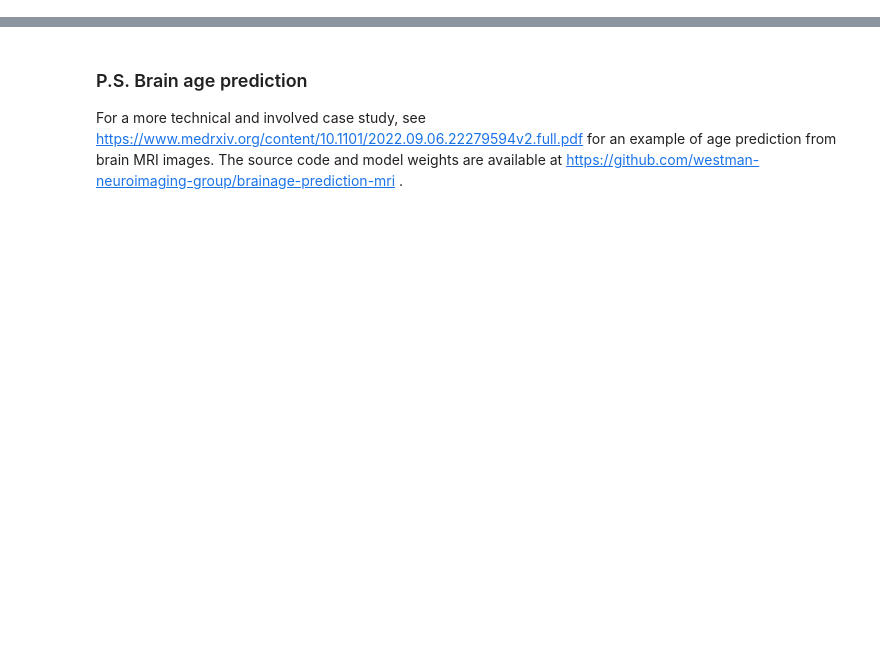
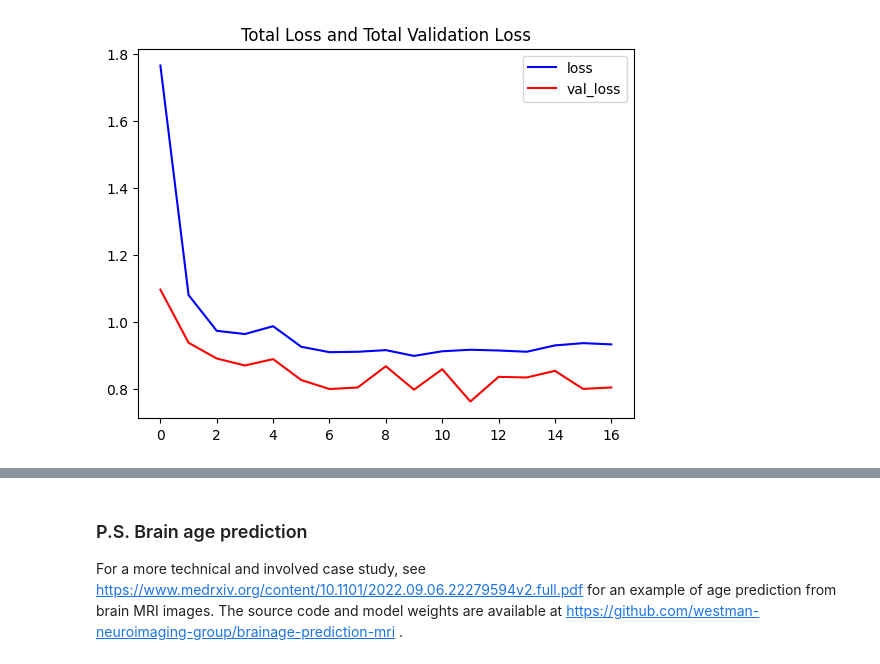
Before and after one commit to hastingslab-org/hastingslab-org.github.io, a Jupyter notebook: training/image-faceage/Image-AgePrediction.ipynb, the cells around one changed output, grey strips where cells are left out. Drawn from its saved outputs; the diff is of its cells as text; code cells hidden in the pictures; blank space fills up the shorter version.

```diff
--- a/training/image-faceage/Image-AgePrediction.ipynb
+++ b/training/image-faceage/Image-AgePrediction.ipynb
@@ -12,0 +179,7 @@ pip install -r requirements.txt
+# %%
+seed_constant = 42
+
+# Split the Data into Train ( 90% ) and Test Set ( 10% ).
+features_train, features_test, labels_train, labels_test = train_test_split(features, encoded_labels,
+                                                                            test_size = 0.1, shuffle = True,
+                                                                            random_state = seed_constant)
@@ -12,0 +246,19 @@ pip install -r requirements.txt
+# %%
+# Create an Instance of Early Stopping Callback
+early_stopping_callback = EarlyStopping(monitor = 'val_loss', patience = 5, mode = 'min', restore_best_weights = True)
+
+# checkpoint
+#filepath="weights.best.hdf5"
+filepath="weights.best.keras"
+checkpoint = ModelCheckpoint(filepath, monitor='val_accuracy', verbose=1, save_best_only=True, mode='max')
+
+#Callbacks
+callbacks_list=[early_stopping_callback,checkpoint]
+
+# Compile the model and specify loss function, optimizer and metrics values to the model
+model.compile(loss = 'categorical_crossentropy', optimizer = "adam", metrics = ["accuracy"])
+
+# Start training the model.
+history = model.fit(x = features_train, y = labels_train, epochs = 50,
+                    shuffle = True, validation_split = 0.1,
+                    callbacks = callbacks_list )
@@ -12,0 +306,14 @@ pip install -r requirements.txt
+# %%
+# Construct a range object
+epochs = range(len(history.history["loss"]))
+# Plot the Graph.
+plt.plot(epochs, history.history["loss"], 'blue', label = "loss")
+plt.plot(epochs, history.history["val_loss"], 'red', label ="val_loss")
+# Add title
+plt.title("Total Loss and Total Validation Loss")
+# Add legend
+plt.legend()
+plt.show()
+plt.close()
+# %% [output]
+[figure, added]
```
Also changed, not shown: parts of 19 cells of this notebook.
